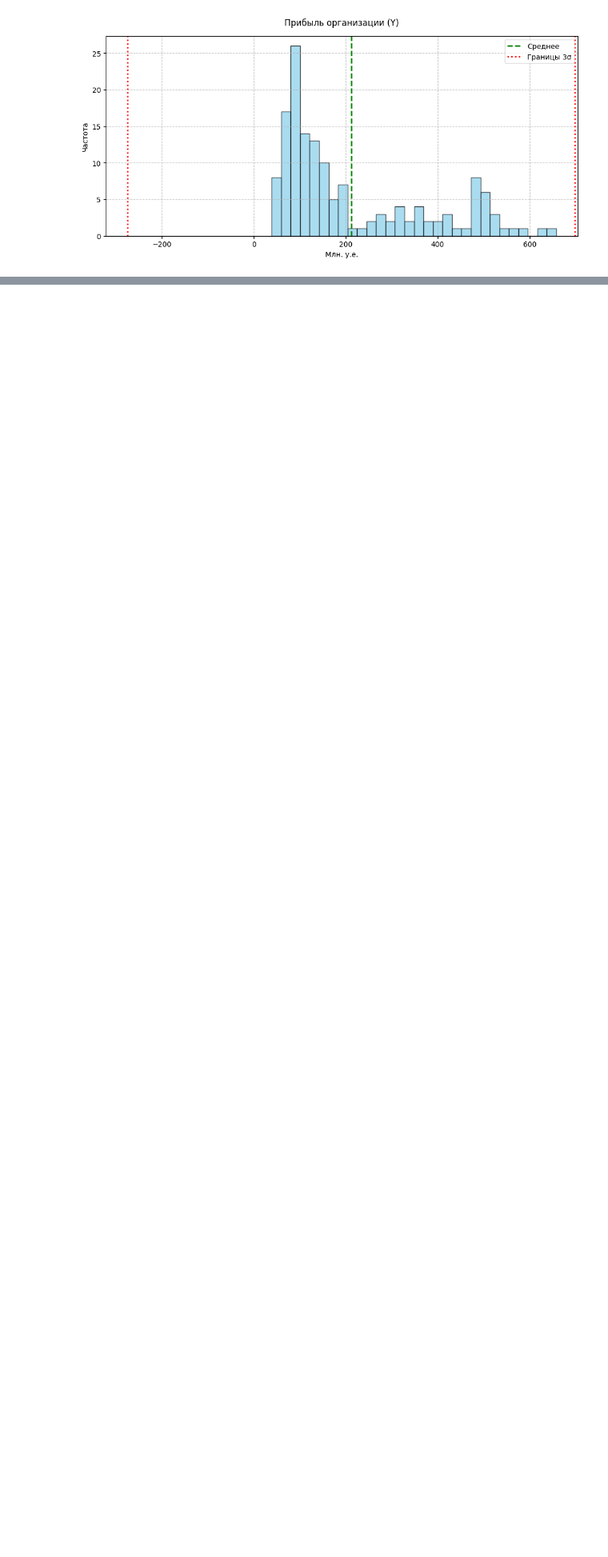
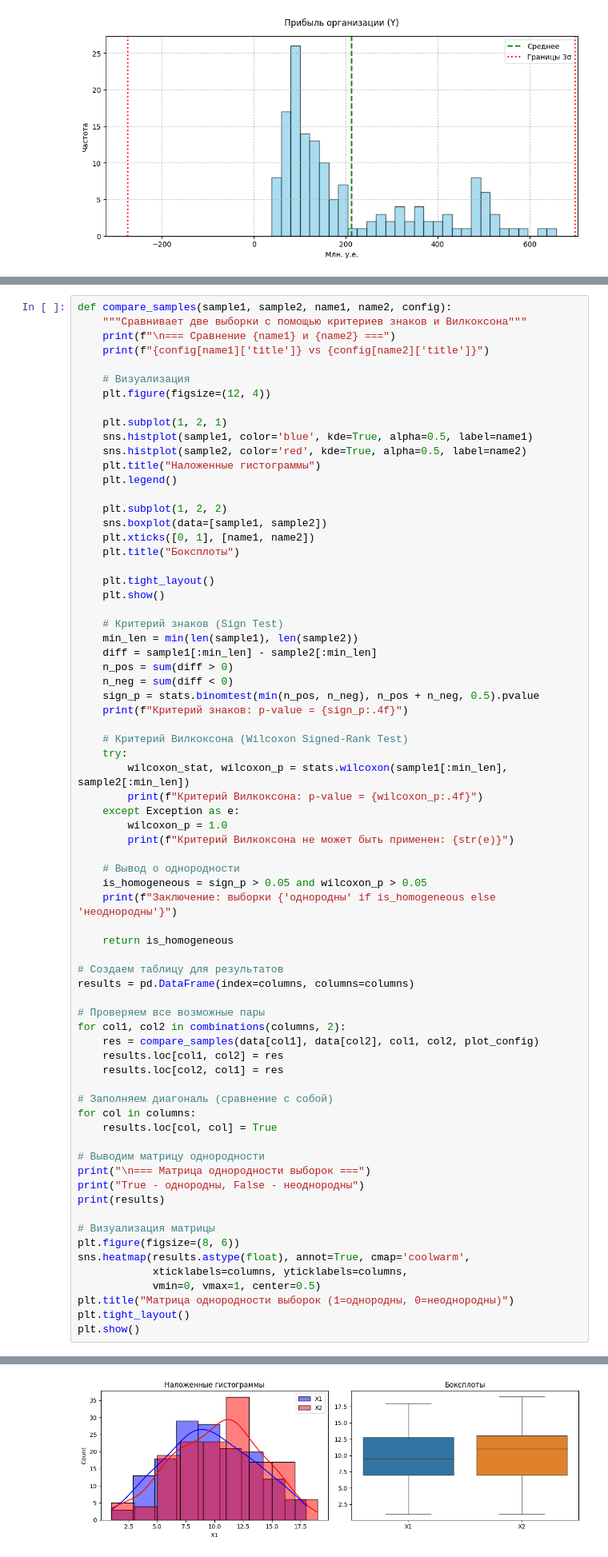
Before and after one commit to AntoninaRemizova/MMAD, a Jupyter notebook: ММАД_КР.ipynb, the cells around one changed output, grey strips where cells are left out. Shown at 80% size. Saved outputs shown, nothing was run; the diff lists cells and outputs as text; blank space fills up the shorter version.

```diff
--- a/ММАД_КР.ipynb
+++ b/ММАД_КР.ipynb
@@ -377,0 +381,72 @@ for col in columns:
+# %%
+def compare_samples(sample1, sample2, name1, name2, config):
+    """Сравнивает две выборки с помощью критериев знаков и Вилкоксона"""
+    print(f"\n=== Сравнение {name1} и {name2} ===")
+    print(f"{config[name1]['title']} vs {config[name2]['title']}")
+
+    # Визуализация
+    plt.figure(figsize=(12, 4))
+
+    plt.subplot(1, 2, 1)
+    sns.histplot(sample1, color='blue', kde=True, alpha=0.5, label=name1)
+    sns.histplot(sample2, color='red', kde=True, alpha=0.5, label=name2)
+    plt.title("Наложенные гистограммы")
+    plt.legend()
+
+    plt.subplot(1, 2, 2)
+    sns.boxplot(data=[sample1, sample2])
+    plt.xticks([0, 1], [name1, name2])
+    plt.title("Боксплоты")
+
+    plt.tight_layout()
+    plt.show()
+
+    # Критерий знаков (Sign Test)
+    min_len = min(len(sample1), len(sample2))
+    diff = sample1[:min_len] - sample2[:min_len]
+    n_pos = sum(diff > 0)
+    n_neg = sum(diff < 0)
+    sign_p = stats.binomtest(min(n_pos, n_neg), n_pos + n_neg, 0.5).pvalue
+    print(f"Критерий знаков: p-value = {sign_p:.4f}")
+
+    # Критерий Вилкоксона (Wilcoxon Signed-Rank Test)
+    try:
+        wilcoxon_stat, wilcoxon_p = stats.wilcoxon(sample1[:min_len], sample2[:min_len])
+        print(f"Критерий Вилкоксона: p-value = {wilcoxon_p:.4f}")
+    except Exception as e:
+        wilcoxon_p = 1.0
+        print(f"Критерий Вилкоксона не может быть применен: {str(e)}")
+
+    # Вывод о однородности
+    is_homogeneous = sign_p > 0.05 and wilcoxon_p > 0.05
+    print(f"Заключение: выборки {'однородны' if is_homogeneous else 'неоднородны'}")
+
+    return is_homogeneous
+
+# Создаем таблицу для результатов
+results = pd.DataFrame(index=columns, columns=columns)
+
+# Проверяем все возможные пары
+for col1, col2 in combinations(columns, 2):
+    res = compare_samples(data[col1], data[col2], col1, col2, plot_config)
+    results.loc[col1, col2] = res
+    results.loc[col2, col1] = res
+
+# Заполняем диагональ (сравнение с собой)
+for col in columns:
+    results.loc[col, col] = True
+
+# Выводим матрицу однородности
+print("\n=== Матрица однородности выборок ===")
+print("True - однородны, False - неоднородны")
+print(results)
+
+# Визуализация матрицы
+plt.figure(figsize=(8, 6))
+sns.heatmap(results.astype(float), annot=True, cmap='coolwarm',
+            xticklabels=columns, yticklabels=columns,
+            vmin=0, vmax=1, center=0.5)
+plt.title("Матрица однородности выборок (1=однородны, 0=неоднородны)")
+plt.tight_layout()
+plt.show()
+# %% [output]
@@ -377,0 +455 @@ for col in columns:
+[figure, added]
```
Also changed, not shown: parts of 3 cells of this notebook.
